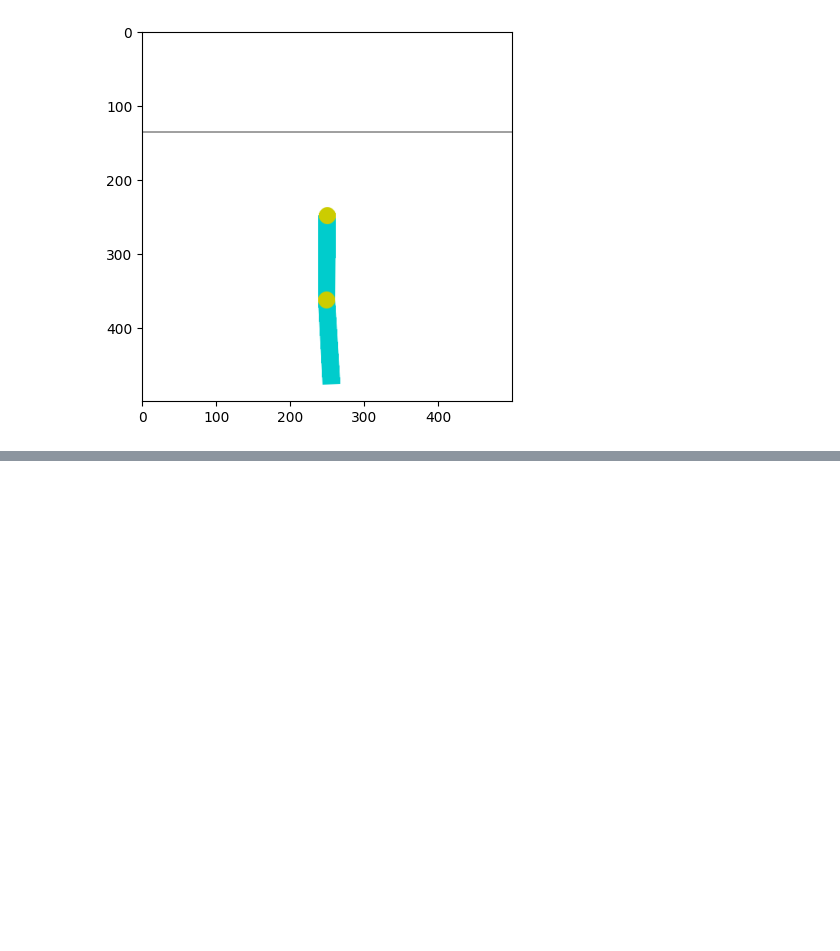
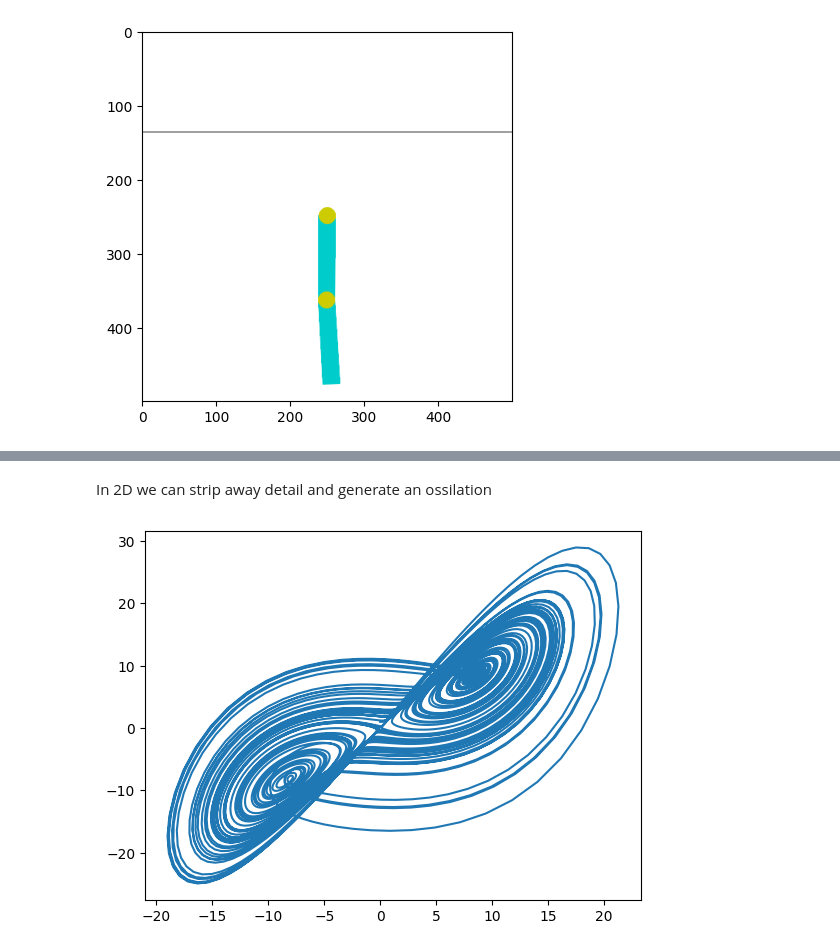
Before and after one commit to shepai/Chaos-Robotics, a Jupyter notebook: Simulation/open_ai_example.ipynb, the cells around one changed output, grey strips where cells are left out. Drawn from its saved outputs; the diff is of its cells as text; code cells hidden in the pictures; blank space fills up the shorter version.

```diff
--- a/Simulation/open_ai_example.ipynb
+++ b/Simulation/open_ai_example.ipynb
@@ -36,0 +79,21 @@ Chaotic model
+# %% [markdown]
+In 2D we can strip away detail and generate an ossilation
+# %%
+dt = 0.01
+num_steps = 10000
+
+xs = np.empty(num_steps + 1)
+ys = np.empty(num_steps + 1)
+zs = np.empty(num_steps + 1)
+xs[0], ys[0], zs[0] = (0., 1., 1.05)
+
+for i in range(num_steps):
+    x_dot, y_dot, z_dot = lorenz_attr(xs[i], ys[i], zs[i])
+    xs[i + 1] = xs[i] + (x_dot * dt)
+    ys[i + 1] = ys[i] + (y_dot * dt)
+    zs[i + 1] = zs[i] + (z_dot * dt)
+
+plt.plot(xs,ys)
+plt.show()
+# %% [output]
+[figure, added]
```
Also changed, not shown: parts of 3 cells of this notebook, 1 other file.
